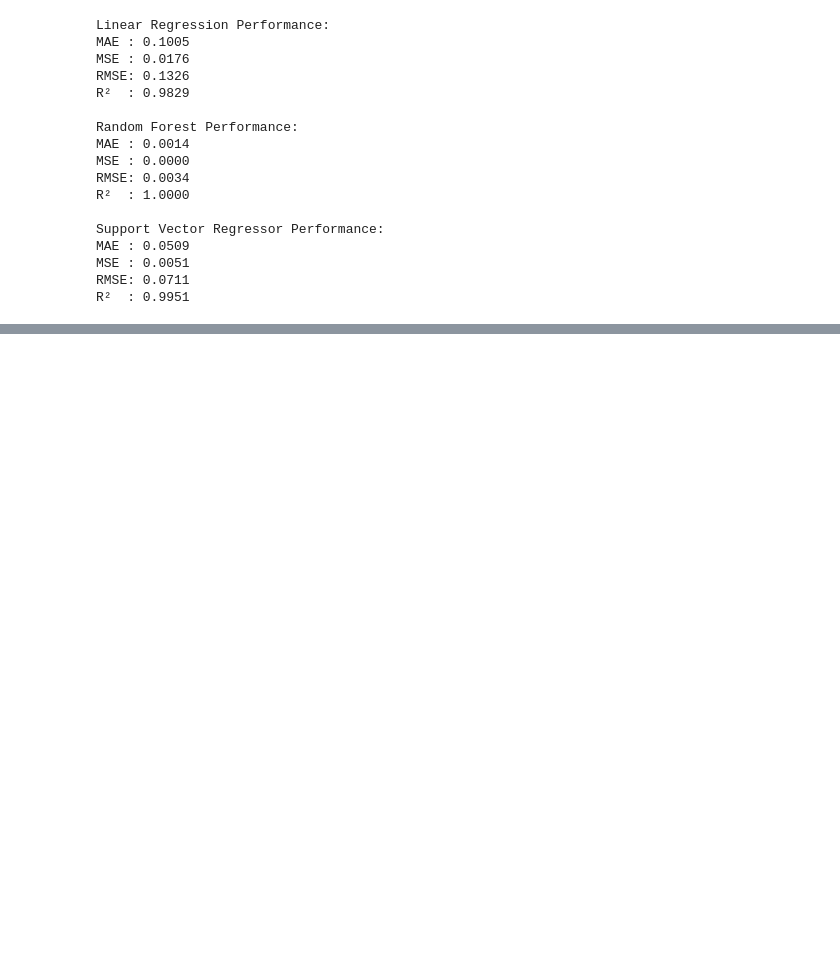
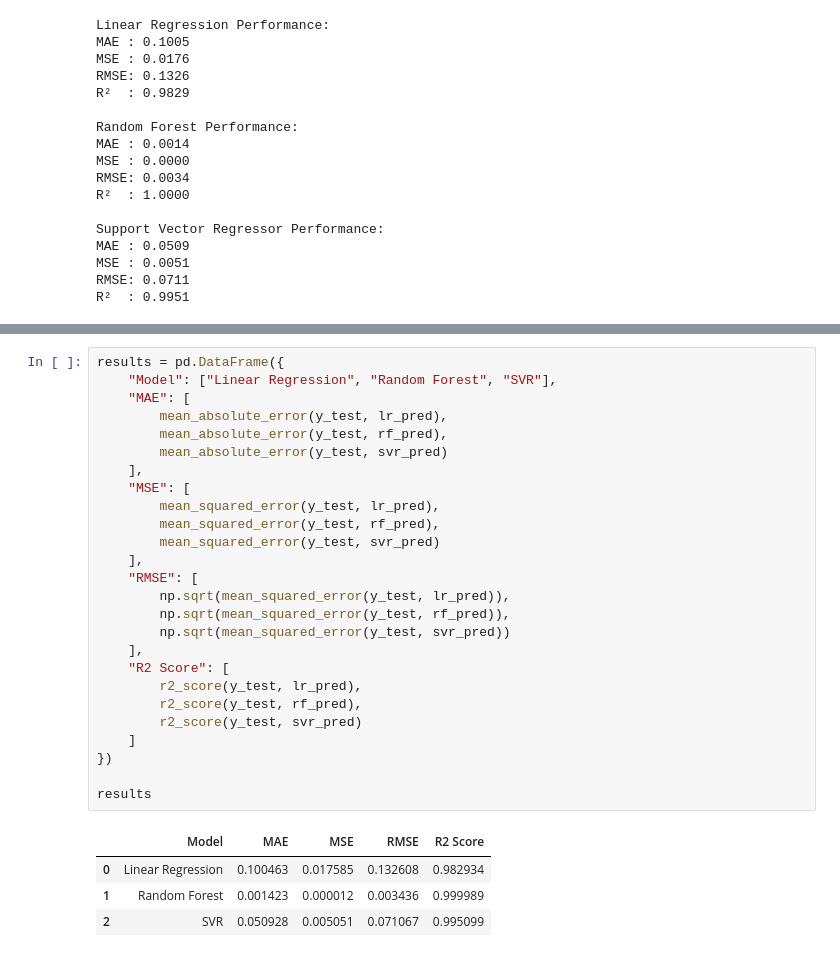
Before and after one commit to Sayid03/air-polution-ml, a Jupyter notebook: solution.ipynb, the cells around one changed output, grey strips where cells are left out. Cells and saved outputs as stored; diff of their text form; blank space fills up the shorter version.

```diff
--- a/solution.ipynb
+++ b/solution.ipynb
@@ -576,0 +589,31 @@ R²  : 0.9951
+# %%
+results = pd.DataFrame({
+    "Model": ["Linear Regression", "Random Forest", "SVR"],
+    "MAE": [
+        mean_absolute_error(y_test, lr_pred),
+        mean_absolute_error(y_test, rf_pred),
+        mean_absolute_error(y_test, svr_pred)
+    ],
+    "MSE": [
+        mean_squared_error(y_test, lr_pred),
+        mean_squared_error(y_test, rf_pred),
+        mean_squared_error(y_test, svr_pred)
+    ],
+    "RMSE": [
+        np.sqrt(mean_squared_error(y_test, lr_pred)),
+        np.sqrt(mean_squared_error(y_test, rf_pred)),
+        np.sqrt(mean_squared_error(y_test, svr_pred))
+    ],
+    "R2 Score": [
+        r2_score(y_test, lr_pred),
+        r2_score(y_test, rf_pred),
+        r2_score(y_test, svr_pred)
+    ]
+})
+
+results
+# %% [output]
+|  | Model | MAE | MSE | RMSE | R2 Score |
+| 0 | Linear Regression | 0.100463 | 0.017585 | 0.132608 | 0.982934 |
+| 1 | Random Forest | 0.001423 | 0.000012 | 0.003436 | 0.999989 |
+| 2 | SVR | 0.050928 | 0.005051 | 0.071067 | 0.995099 |
```
Also changed, not shown: parts of 6 cells of this notebook.
